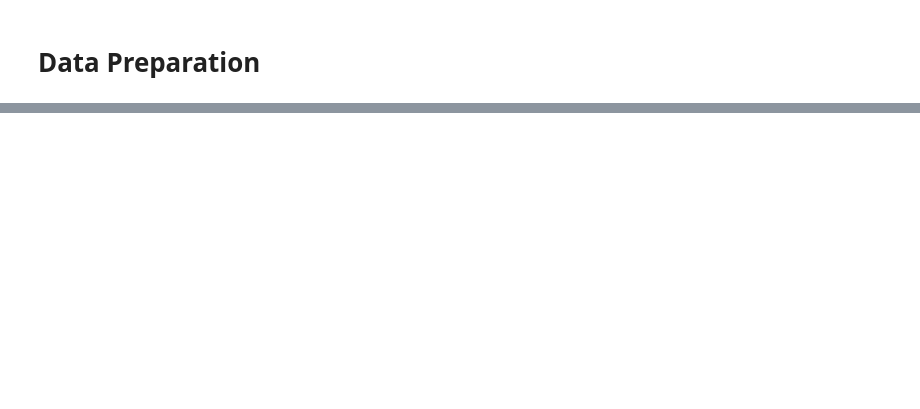
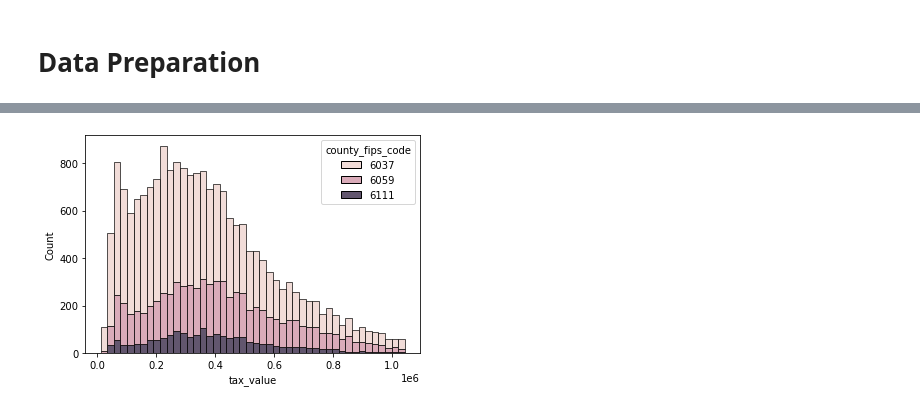
Before and after one commit to aliciag92/regression-project, a Jupyter notebook: zillow-report.ipynb, the cells around one changed output, grey strips where cells are left out. Saved outputs shown, nothing was run; the diff lists cells and outputs as text; code cells hidden in the pictures; blank space fills up the shorter version.

```diff
--- a/zillow-report.ipynb
+++ b/zillow-report.ipynb
@@ -245,0 +308,5 @@ df.head()
+# %%
+sns.histplot(data=train, x="tax_value", hue="county_fips_code", multiple="stack")
+plt.show()
+# %% [output]
+[figure, added]
```
Also changed, not shown: parts of 70 cells of this notebook, 1 other file.
